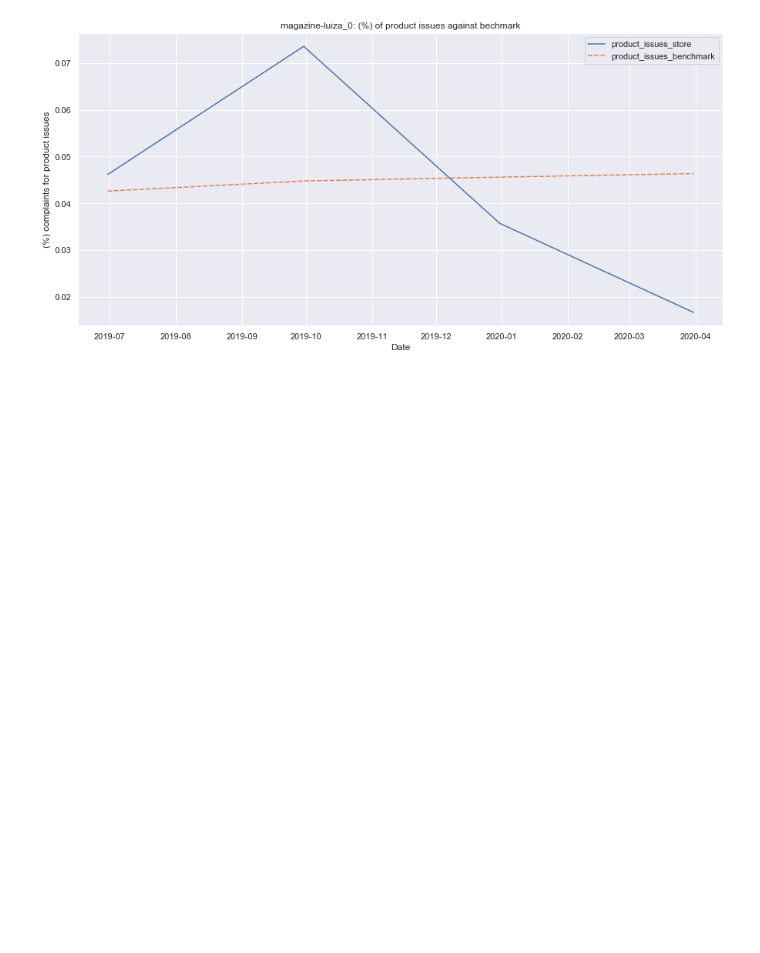
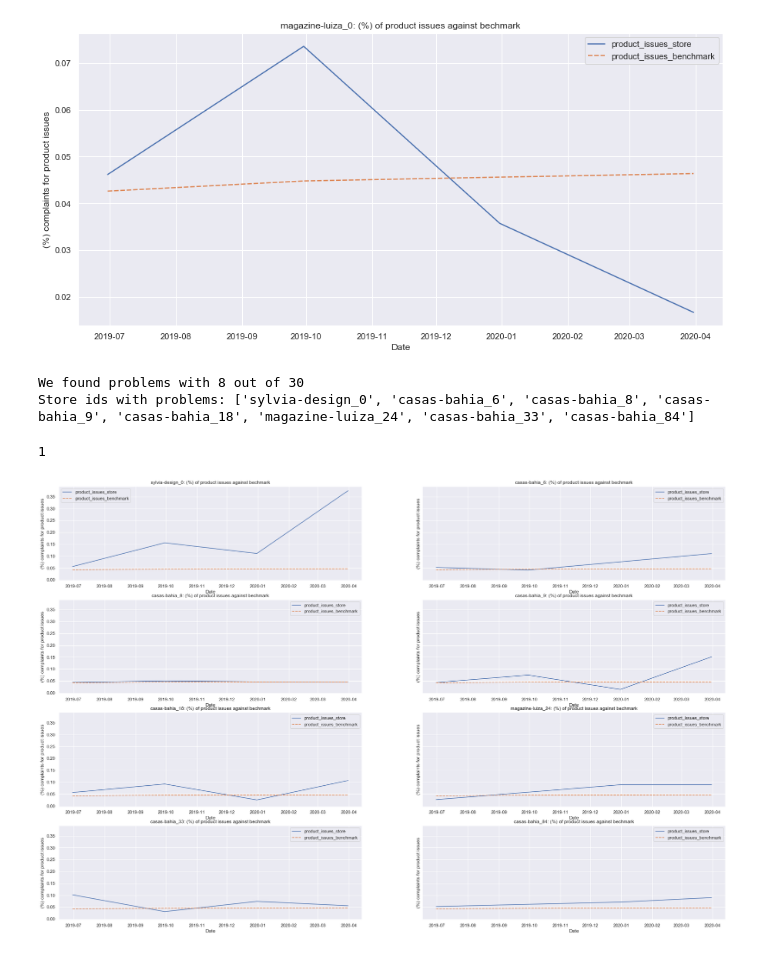
Before and after one commit to SPTime19/notebooks, a Jupyter notebook: EDA/PersistentProblems.ipynb, the cells around one changed output. Cells and saved outputs as stored; diff of their text form; code cells hidden in the pictures; blank space fills up the shorter version.

```diff
--- a/EDA/PersistentProblems.ipynb
+++ b/EDA/PersistentProblems.ipynb
@@ -453,3 +434,45 @@ ax.set(xlabel='Date', ylabel=f'(%) complaints for {format_metric_display(metric)
 # %% [output]
 [Text(0, 0.5, '(%) complaints for product issues'), Text(0.5, 0, 'Date')]
 [figure]
+# %%
+# Lets find stores that are >= 3 periods above the benchmark for a certain metric
+
+store_class = "t3"
+metric = "product_issues"
+
+stores = stores_ranked_ts.loc[stores_ranked_ts.store_type == store_class].store_id.unique()
+stores_with_problems = dict()
+
+for store in stores:
+    tmp_df = get_store_bechmark_comparison(store, metric, stores_ranked_ts, benchmarks)
+    tmp_diff_df = tmp_df.diff(axis=1).dropna(axis=1)
+    if tmp_diff_df.loc[tmp_diff_df[f"{metric}_benchmark"] < 0].count().values[0] >= 3:
+        stores_with_problems[store] = tmp_df
+
+print(f"We found problems with {len(stores_with_problems.keys())} out of {len(stores)}")
+print(f"Store ids with problems: {[i for i in stores_with_problems.keys()]}")
+# %% [output]
+We found problems with 8 out of 30
+Store ids with problems: ['sylvia-design_0', 'casas-bahia_6', 'casas-bahia_8', 'casas-bahia_9', 'casas-bahia_18', 'magazine-luiza_24', 'casas-bahia_33', 'casas-bahia_84']
+# %%
+1//1
+# %% [output]
+1
+# %%
+# Analysis
+
+sns.set(style="darkgrid")
+fig, ax = plt.subplots(4,2,figsize=(30,20), sharey=True)
+col = 0
+
+for idx, (store_id, tmp_df) in enumerate(stores_with_problems.items()):
+    tmp_df = stores_with_problems[store_id]
+    sns.lineplot(data=tmp_df, ax=ax[idx//2, col])
+    ax[idx//2, col].set(xlabel='Date', ylabel=f'(%) complaints for {format_metric_display(metric)}')
+    ax[idx//2, col].title.set_text(f"{store_id}: (%) of {format_metric_display(metric)} against bechmark")
+    if col == 0:
+        col += 1
+    else:
+        col = 0
+# %% [output]
+[figure, added]
```
Also changed, not shown: parts of 1 cell of this notebook.
